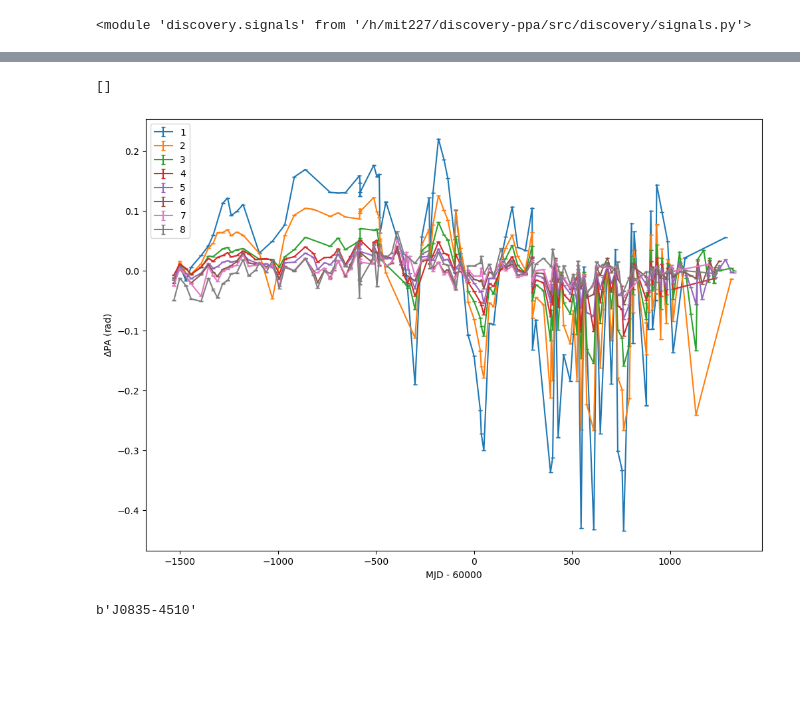
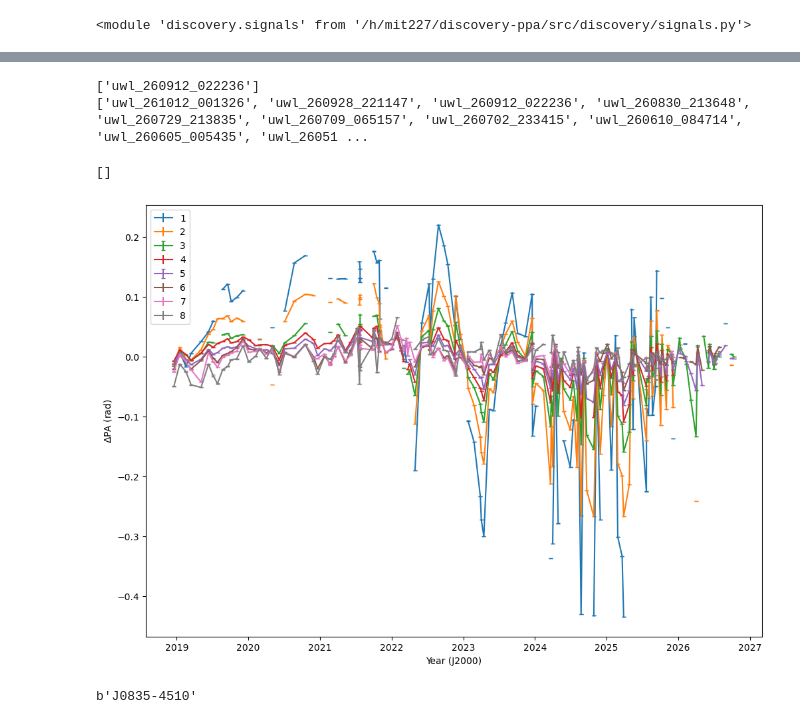
Before and after one commit to JacksonJMB/discovery-ppa, a Jupyter notebook: examples/ppa_J0835-4510.ipynb, the cells around one changed output, grey strips where cells are left out. Drawn from its saved outputs; the diff is of its cells as text; code cells hidden in the pictures; blank space fills up the shorter version.

```diff
--- a/examples/ppa_J0835-4510.ipynb
+++ b/examples/ppa_J0835-4510.ipynb
@@ -224,27 +195,52 @@ ds.makenoise_measurement_erm(psr, tnequad=True, ecorr=True)
-# %%
-from astropy.time import Time
-
-fig, ax = plt.subplots(1, 1, figsize=(10, 7), layout='constrained')
-
-for sb in range(1,8+1):
-    mask = psr.subbands == sb
-    t = Time(psr.toas[mask], format='unix', scale='utc')
-    ax.errorbar(t.mjd-60000,
-                # np.degrees(
-                    psr.residuals[mask],
-                    # ),
-                # np.degrees(
-                    psr.toaerrs[mask],
-                    # ),
-                capsize=2.5, label=sb)
-
-ax.set_xlabel('MJD - 60000')
-ax.set_ylabel('$\\Delta$PA (rad)')
-ax.legend()
-plt.plot()
-# %% [output]
-[]
-[figure, removed]
+# %%
+from astropy.time import Time
+
+fig, ax = plt.subplots(1, 1, figsize=(10, 7), layout='constrained')
+
+badobs_path=f'{os.environ.get("P574")}/bad.verybad'
+bad_obs = np.loadtxt(badobs_path, dtype=str, usecols=[0,1])
+psr_bad_obs = bad_obs[:,1][bad_obs[:,0] == psr.name]
+print(psr_bad_obs)
+
+all_obs_of_pulsar = sorted(np.concatenate((psr.obsnames_unique, psr_bad_obs)))
+print(all_obs_of_pulsar[::-1])
+
+for sb in range(1,8+1):
+    mask = psr.subbands == sb
+    sb_t = Time(psr.toas[mask], format='unix', scale='utc')
+    # print(sb_t.jyear-sb_t.decimalyear)
+    sb_obsnames = psr.obsnames[mask]
+    sb_PAs = psr.residuals[mask]
+    sb_PAerrs = psr.toaerrs[mask]
+
+    mask2 = np.zeros_like(sb_PAs, dtype=bool)
+    i = 0
+    for obsname in all_obs_of_pulsar:
+        if obsname in sb_obsnames:
+            mask2[i] = True
+            i += 1
+        else:
+            ax.errorbar(sb_t[mask2].jyear,#.mjd-60000,
+                        sb_PAs[mask2],
+                        sb_PAerrs[mask2],
+                        capsize=2.5, c=f'C{sb-1}')
+            mask2 = np.zeros_like(sb_PAs, dtype=bool)
+
+    ax.errorbar(sb_t[mask2].jyear,#.mjd-60000,
+                sb_PAs[mask2],
+                sb_PAerrs[mask2],
+                capsize=2.5, label=sb, c=f'C{sb-1}')
+
+# ax.set_xlabel('MJD - 60000')
+ax.set_xlabel('Year (J2000)')
+ax.set_ylabel('$\\Delta$PA (rad)')
+ax.legend()
+plt.plot()
+# %% [output]
+['uwl_260912_022236']
+['uwl_261012_001326', 'uwl_260928_221147', 'uwl_260912_022236', 'uwl_260830_213648', 'uwl_260729_213835', 'uwl_260709_065157', 'uwl_260702_233415', 'uwl_260610_084714', 'uwl_260605_005435', 'uwl_26051 ...
+[]
+[figure, added]
 # %%
 print(str(b'J0835-4510'))
 # %% [output]
```
Also changed, not shown: parts of 17 cells of this notebook, 7 other files.
